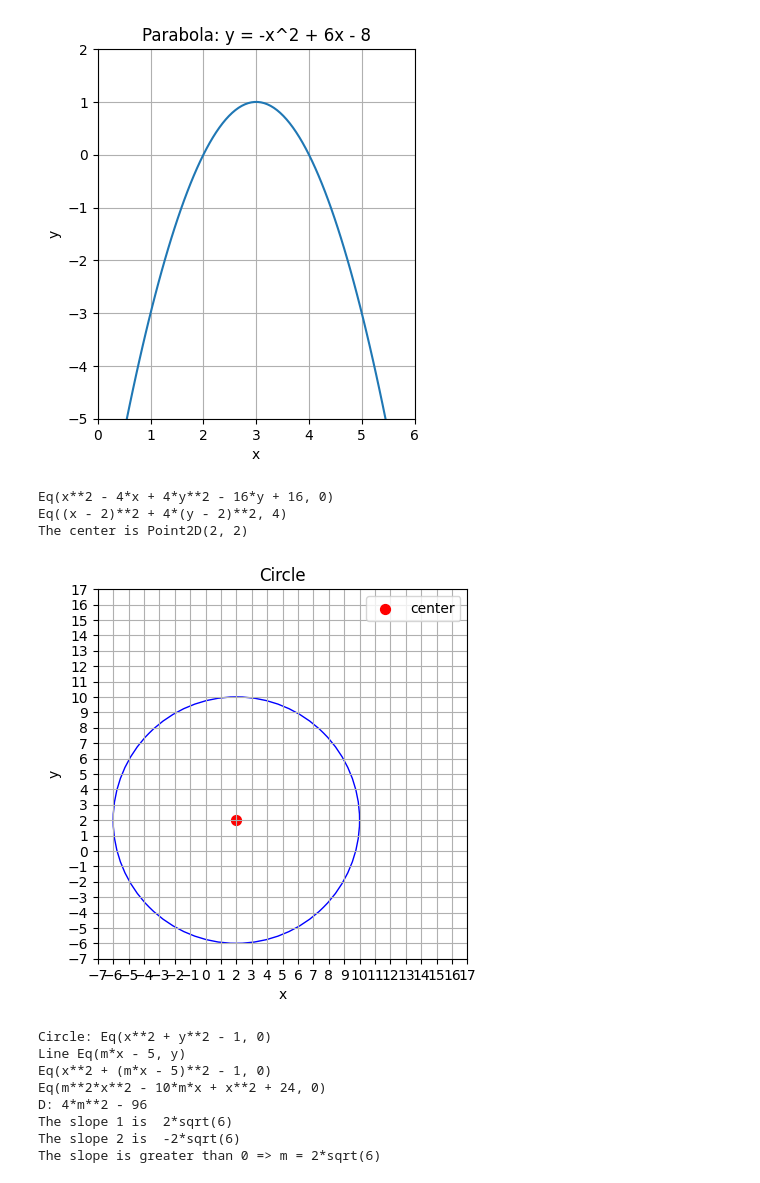
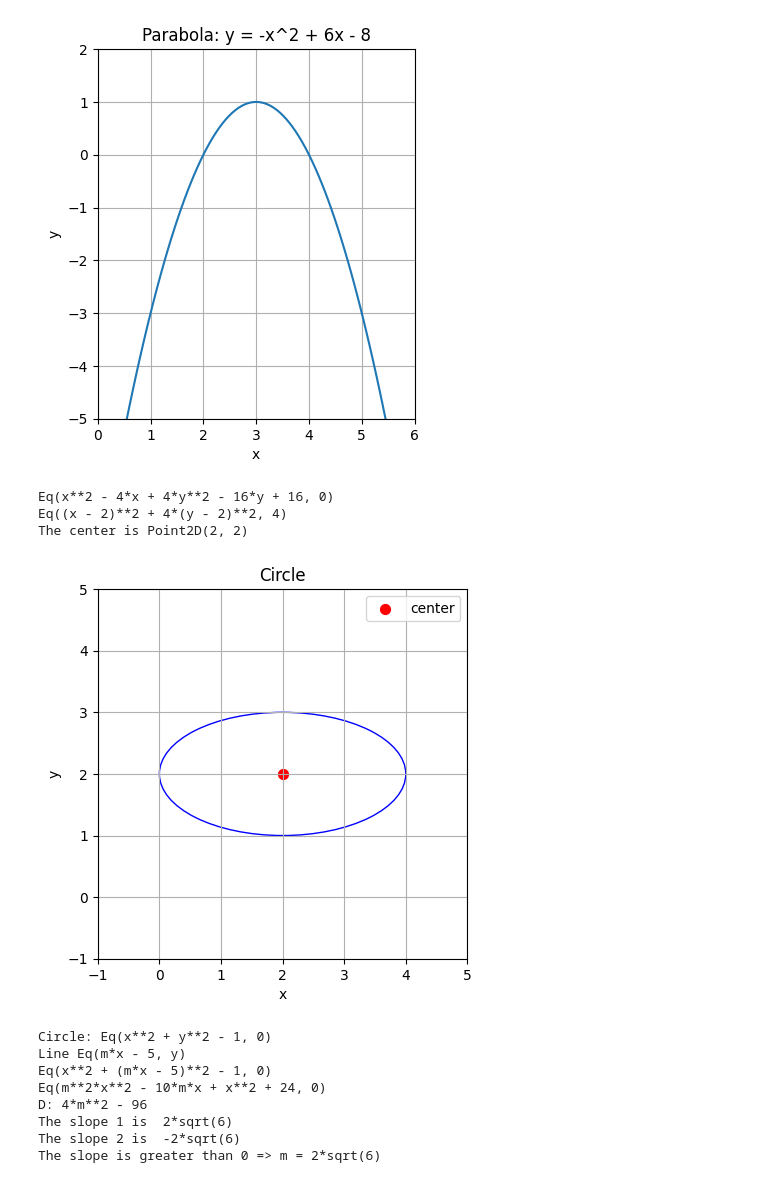
Before and after one commit to OlehVorobiov/Math-2024-25-Winter, a Jupyter notebook: Notebooks_EN/02_Analytic_Geometry/06_Conic_Curves/Conic_Curves.ipynb, the cells around one changed output. Cells and saved outputs as stored; diff of their text form; code cells hidden in the pictures.

```diff
--- a/Notebooks_EN/02_Analytic_Geometry/06_Conic_Curves/Conic_Curves.ipynb
+++ b/Notebooks_EN/02_Analytic_Geometry/06_Conic_Curves/Conic_Curves.ipynb
@@ -156,6 +156,7 @@ The equartion is y = -x^2 + 6x - 8
 [figure]
 # %%
 #Find the center of the ellipse with the equation  x2+4y2−4x−16y+16=0 .
+from matplotlib.patches import Ellipse
 
 x, y = symbols('x y')
 
@@ -164,49 +165,49 @@ eq = EnhancedEq(x**2 + 4*y**2 - 4*x - 16*y + 16, 0)
 print(eq)
 
 #Simplifying the equation
-eq = EnhancedEq((x-2)**2 + (y-8)**2, 64)
+eq = EnhancedEq((x-2)**2 + 4*(y-2)**2, 4)
 print(eq)
 
-O = sp.Point(2, 8)
+O = sp.Point(2, 2)
 print("The center is",O)
 
-circle = Circle(O, 8, facecolor='none', edgecolor='blue')
+ellipse = Ellipse(O, 2*2, 2*1, facecolor='none', edgecolor='blue')  # width=2*a, height=2*b
 
 # Create a figure and axes
 fig, ax = plt.subplots()
 
 # Add the circle patch to the axes
-ax.add_patch(circle)
+ax.add_patch(ellipse)
 
 # Set axis limits (to ensure the full circle is visible)
-ax.set_xlim([-3, 6])
-ax.set_ylim([-3, 6])
+ax.set_xlim([-1, 4])
+ax.set_ylim([-1, 4])
 
 # Set aspect ratio to 'equal' for a circular shape
 ax.set_aspect('equal')
 
 # Display the plot
 plt.title('Circle')
 plt.xlabel('x')
 plt.ylabel('y')
 
-min_val = min(-7, 17)
-max_val = max(-7, 17)
+min_val = min(-1, 5)
+max_val = max(-1, 5)
 common_range = np.arange(min_val, max_val + 1)
 
 # Set the grid lines using the common range
 ax.set_xticks(common_range)
 ax.set_yticks(common_range)
 ax.grid(True)
 
 ax.scatter(O.x, O.y, color='red', marker='o', s=50, label = "center")
 plt.legend()
 plt.show()
 # %% [output]
 Eq(x**2 - 4*x + 4*y**2 - 16*y + 16, 0)
 Eq((x - 2)**2 + 4*(y - 2)**2, 4)
 The center is Point2D(2, 2)
-[figure, old version]
+[figure, new version]
 # %%
 #Find the slope ( m>0 ) of the line  y=mx−5  that is tangent to the circle with the equation  x2+y2=1 .
 import math
```
